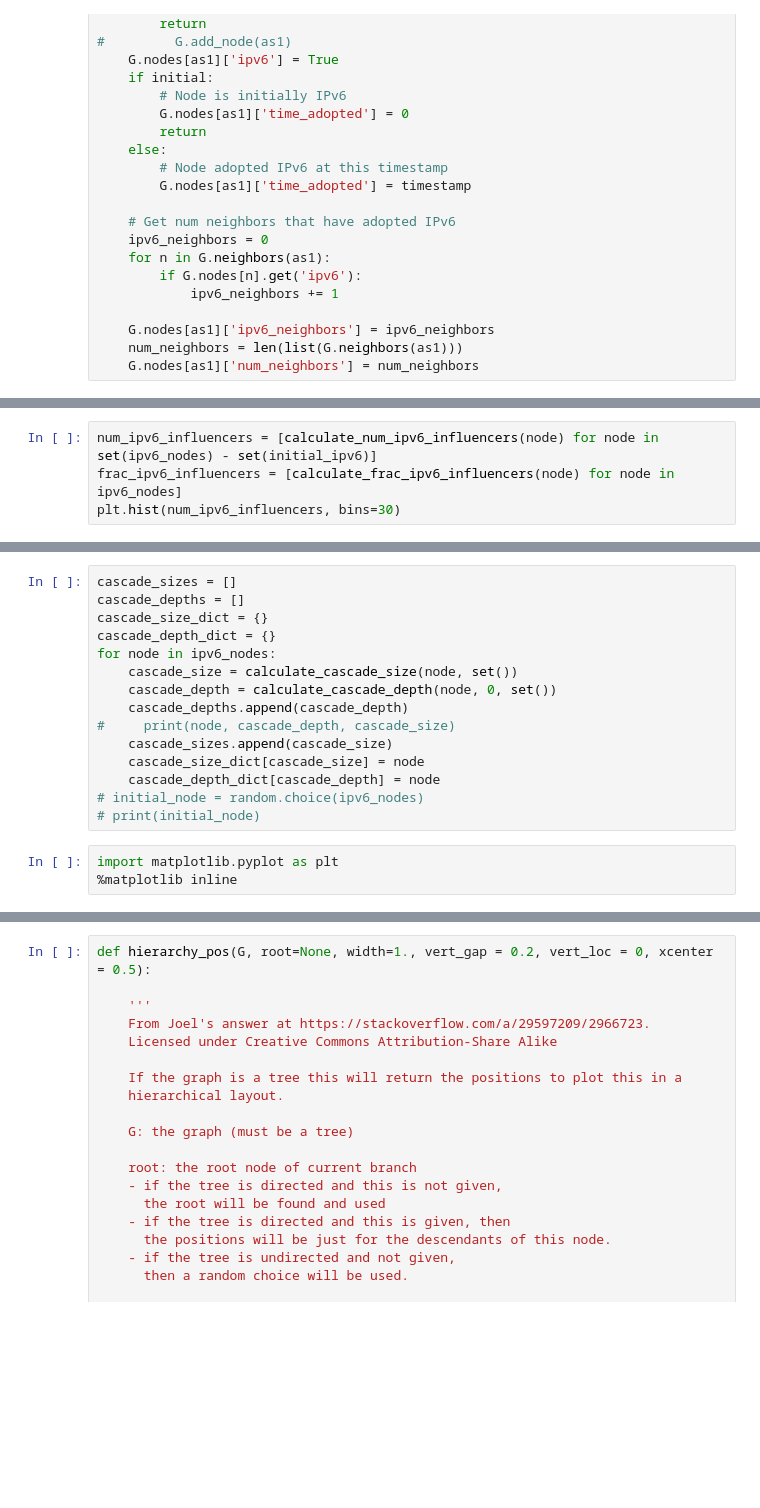
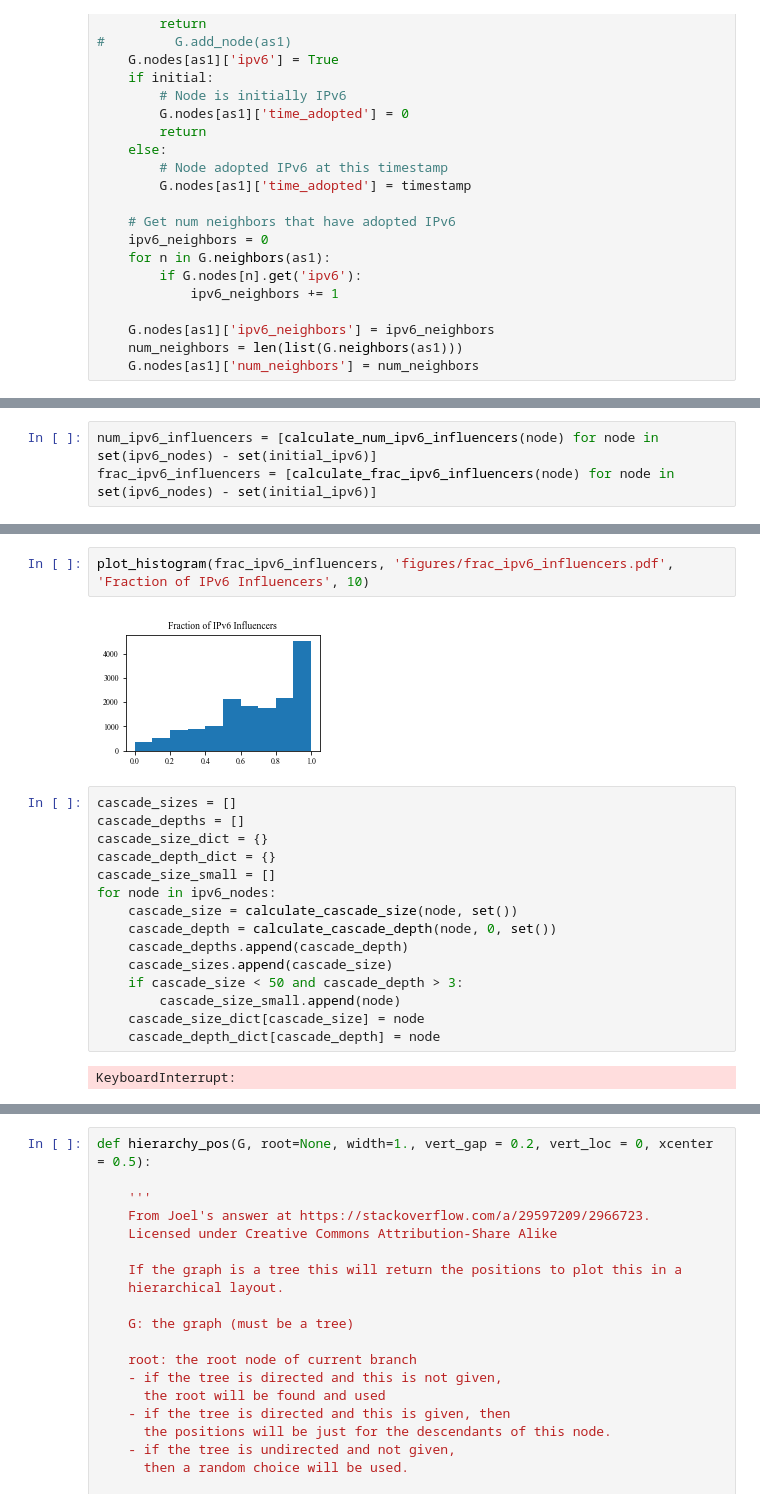
Before and after one commit to leslierice1/15744_project_ipv6_cascades, a Jupyter notebook: cascade-experiments.ipynb, the cells around one changed output, grey strips where cells are left out. Drawn from its saved outputs; the diff is of its cells as text; blank space fills up the shorter version.

```diff
--- a/cascade-experiments.ipynb
+++ b/cascade-experiments.ipynb
@@ -256,4 +270,3 @@ def build_graph(node, seen_nodes, c_G, labels):
 # %%
 num_ipv6_influencers = [calculate_num_ipv6_influencers(node) for node in set(ipv6_nodes) - set(initial_ipv6)]
-frac_ipv6_influencers = [calculate_frac_ipv6_influencers(node) for node in ipv6_nodes]
-plt.hist(num_ipv6_influencers, bins=30)
+frac_ipv6_influencers = [calculate_frac_ipv6_influencers(node) for node in set(ipv6_nodes) - set(initial_ipv6)]
@@ -293,18 +277,21 @@ plt.hist(frac_ipv6_influencers, bins=30)
+# %%
+plot_histogram(frac_ipv6_influencers, 'figures/frac_ipv6_influencers.pdf', 'Fraction of IPv6 Influencers', 10)
+# %% [output]
+[figure, added]
 # %%
 cascade_sizes = []
 cascade_depths = []
 cascade_size_dict = {}
 cascade_depth_dict = {}
+cascade_size_small = []
 for node in ipv6_nodes:
     cascade_size = calculate_cascade_size(node, set())
     cascade_depth = calculate_cascade_depth(node, 0, set())
     cascade_depths.append(cascade_depth)
-#     print(node, cascade_depth, cascade_size)
     cascade_sizes.append(cascade_size)
+    if cascade_size < 50 and cascade_depth > 3:
+        cascade_size_small.append(node)
     cascade_size_dict[cascade_size] = node
     cascade_depth_dict[cascade_depth] = node
-# initial_node = random.choice(ipv6_nodes)
-# print(initial_node)
+# %% [output]
+KeyboardInterrupt:
-# %%
-import matplotlib.pyplot as plt
-%matplotlib inline
```
Also changed, not shown: parts of 22 cells of this notebook, 10 other files.
